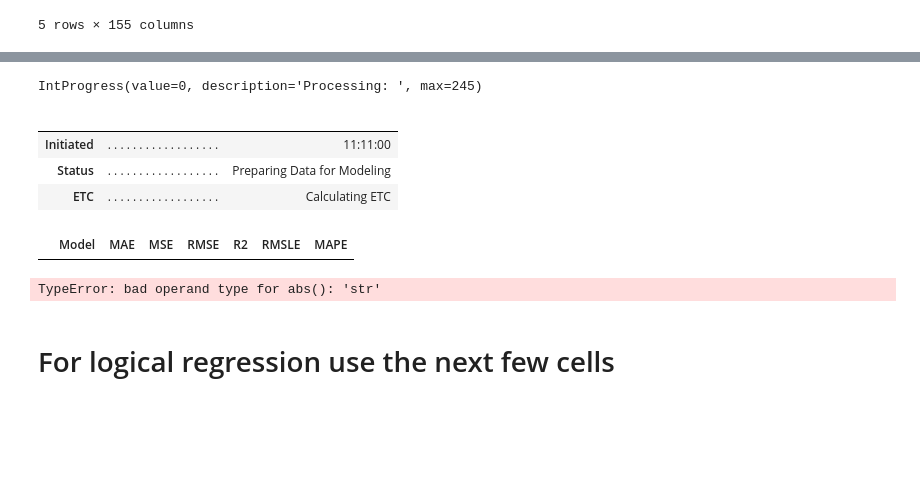
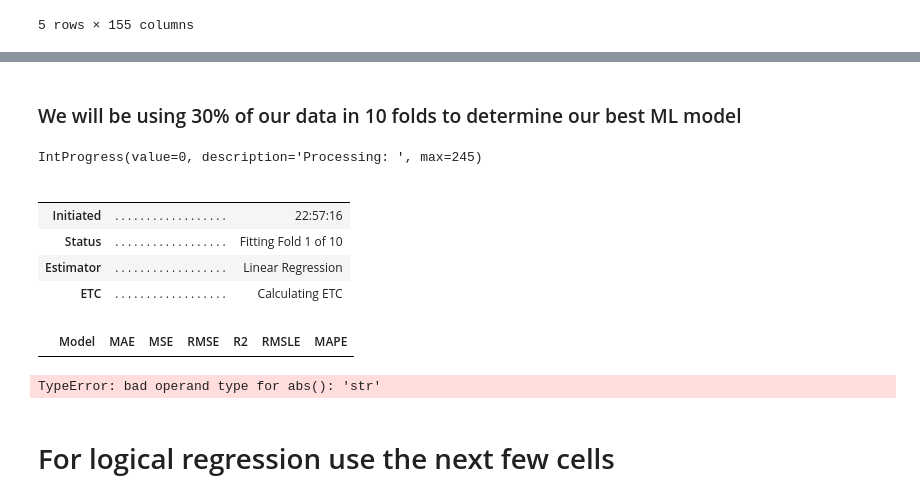
Before and after one commit to Azaima-Asghar/Modeling-Probability-Of-Delinquency, a Jupyter notebook: MachineLearning.ipynb, the cells around one changed output, grey strips where cells are left out. Saved outputs shown, nothing was run; the diff lists cells and outputs as text; code cells hidden in the pictures; blank space fills up the shorter version.

```diff
--- a/MachineLearning.ipynb
+++ b/MachineLearning.ipynb
@@ -432,11 +446,14 @@ relocation_mortgage_indicator_Y],
+# %% [markdown]
+### We will be using 30% of our data in 10 folds to determine our best ML model
 # %%
-compare_models(fold=10)
+compare_models()
 # %% [output]
 IntProgress(value=0, description='Processing: ', max=245)
 |  |  |  |
 |  |  |  |
-| Initiated | . . . . . . . . . . . . . . . . . . | 11:11:00 |
-| Status | . . . . . . . . . . . . . . . . . . | Preparing Data for Modeling |
+| Initiated | . . . . . . . . . . . . . . . . . . | 22:57:16 |
+| Status | . . . . . . . . . . . . . . . . . . | Fitting Fold 1 of 10 |
+| Estimator | . . . . . . . . . . . . . . . . . . | Linear Regression |
 | ETC | . . . . . . . . . . . . . . . . . . | Calculating ETC |
 |  | Model | MAE | MSE | RMSE | R2 | RMSLE | MAPE |
 TypeError: bad operand type for abs(): 'str'
```
Also changed, not shown: parts of 5 cells of this notebook, 10 other files.
